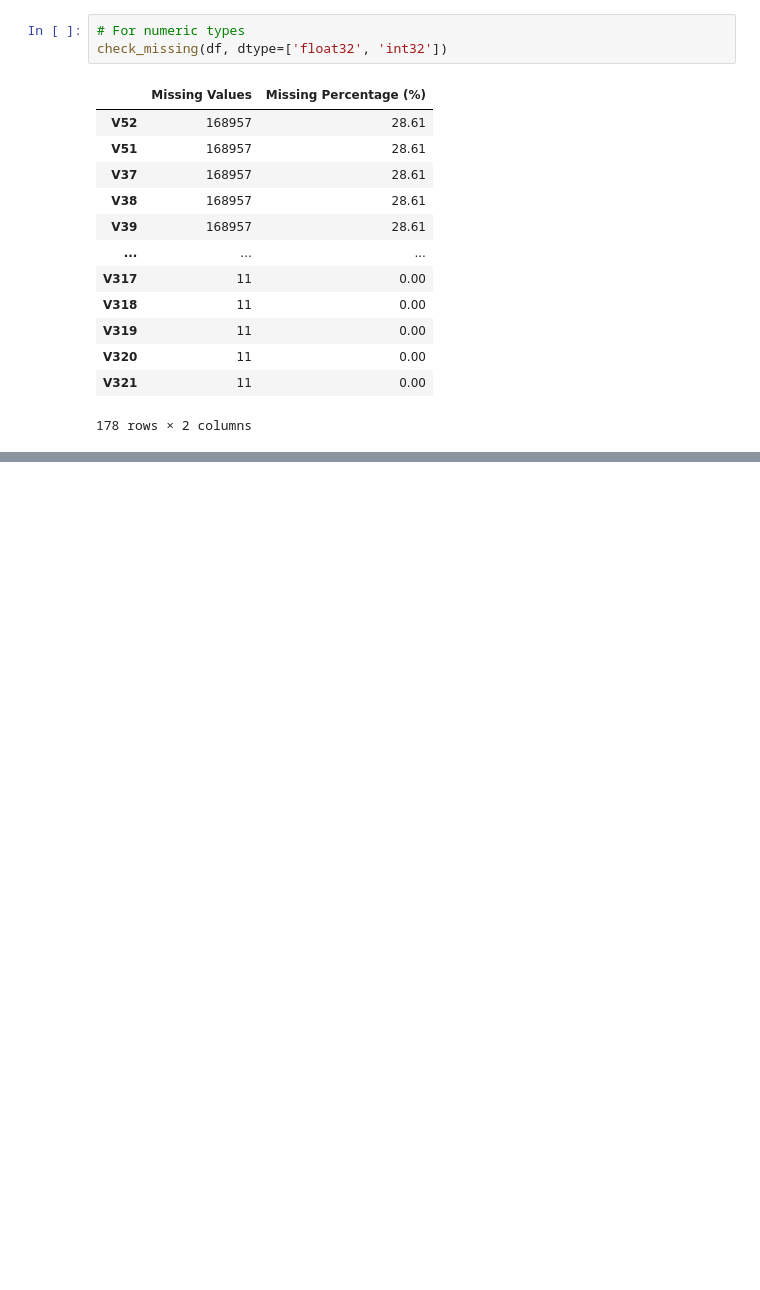
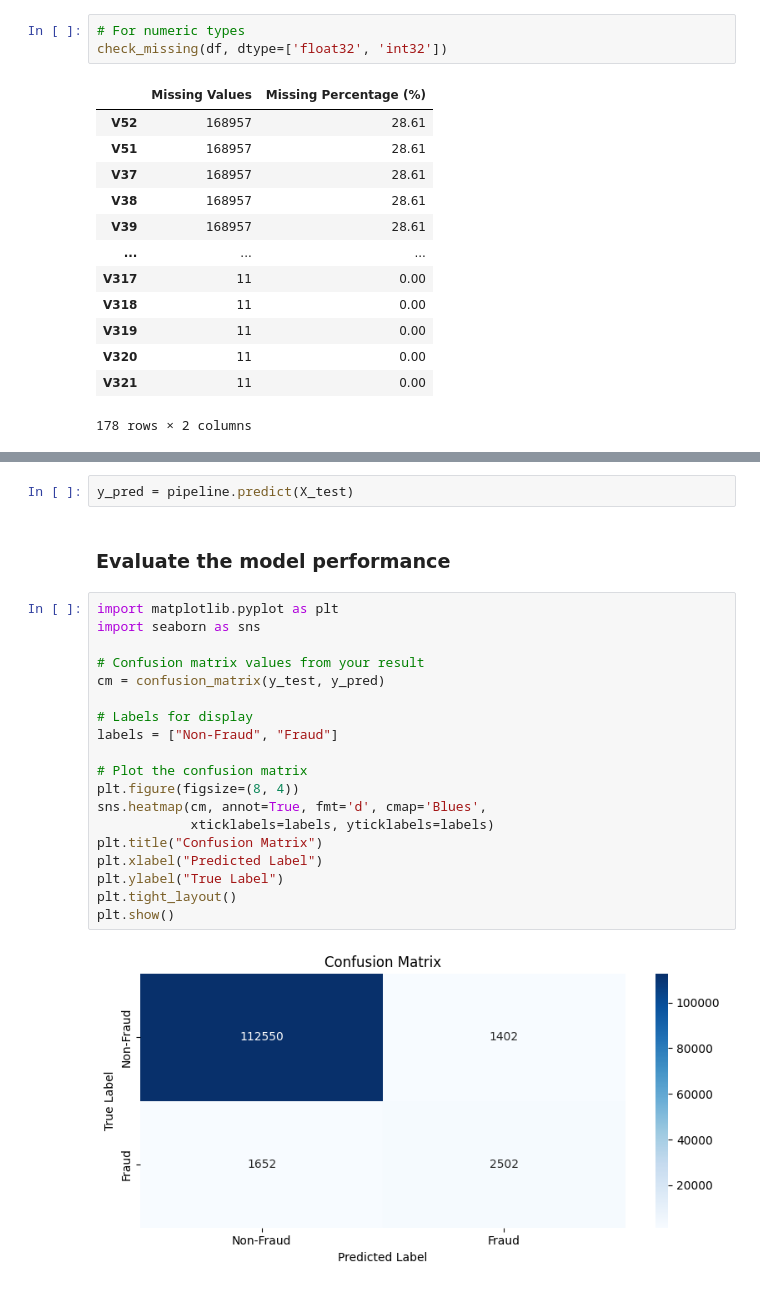
Before and after one commit to rsh-119/fraud_detection_using_ML, a Jupyter notebook: notebooks/fraud_detection.ipynb, the cells around one changed output, grey strips where cells are left out. Drawn from its saved outputs; the diff is of its cells as text; blank space fills up the shorter version.

```diff
--- a/notebooks/fraud_detection.ipynb
+++ b/notebooks/fraud_detection.ipynb
@@ -141,0 +468,26 @@ check_missing(df, dtype=['float32', 'int32'])
+# %%
+y_pred = pipeline.predict(X_test)
+# %% [markdown]
+
+### Evaluate the model performance
+# %%
+import matplotlib.pyplot as plt
+import seaborn as sns
+
+# Confusion matrix values from your result
+cm = confusion_matrix(y_test, y_pred)
+
+# Labels for display
+labels = ["Non-Fraud", "Fraud"]
+
+# Plot the confusion matrix
+plt.figure(figsize=(8, 4))
+sns.heatmap(cm, annot=True, fmt='d', cmap='Blues',
+            xticklabels=labels, yticklabels=labels)
+plt.title("Confusion Matrix")
+plt.xlabel("Predicted Label")
+plt.ylabel("True Label")
+plt.tight_layout()
+plt.show()
+# %% [output]
+[figure, added]
```
Also changed, not shown: parts of 36 cells of this notebook.
